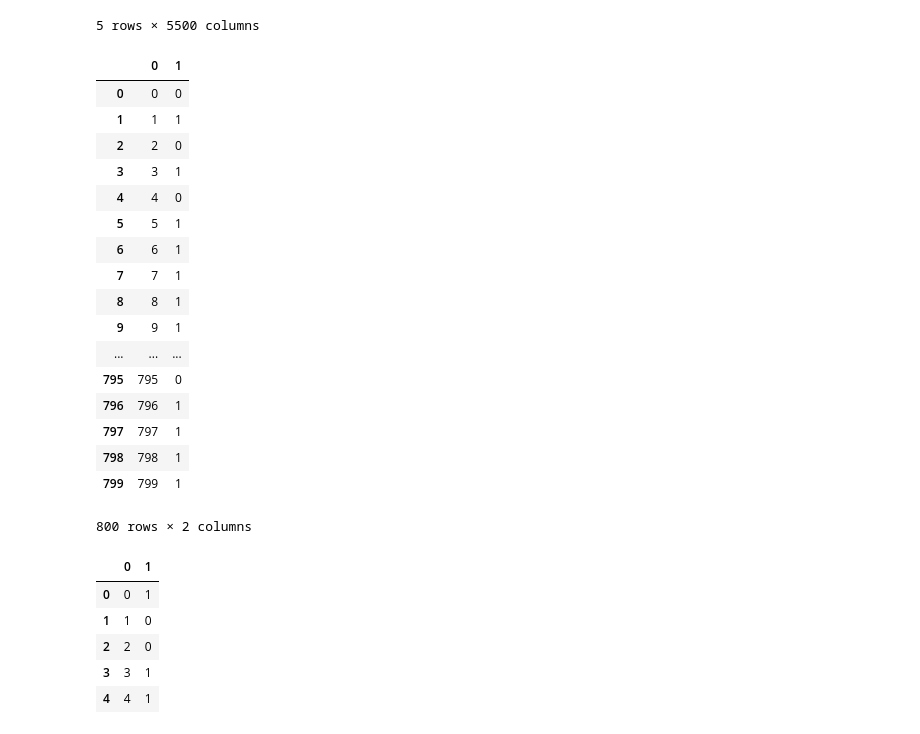
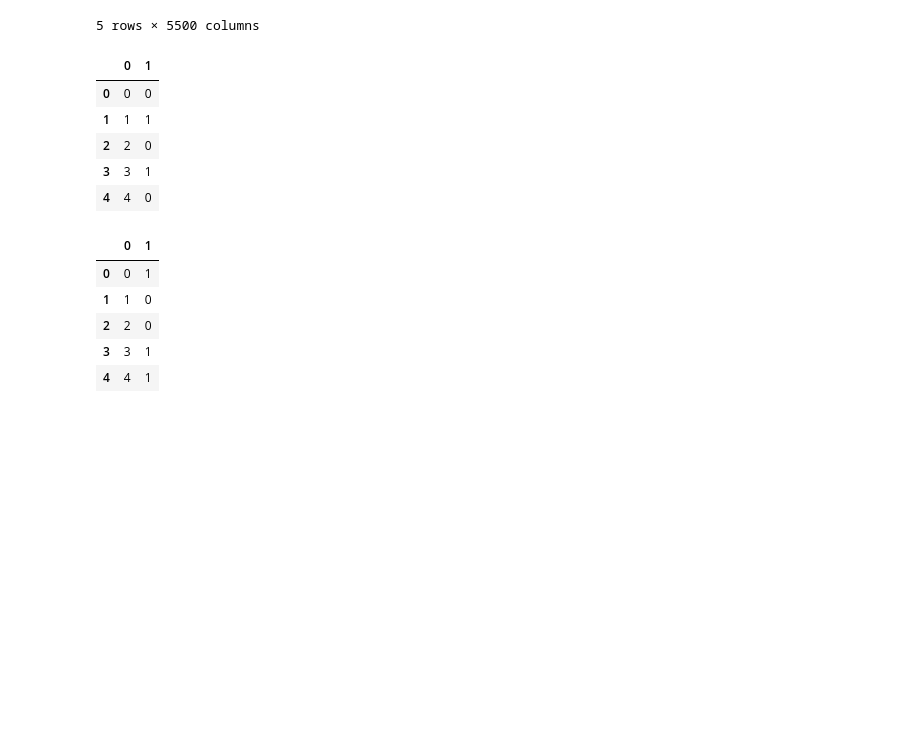
Before and after one commit to MickeyGeorge/dsc478, a Jupyter notebook: Assignment2/MichaelJanke_Assignment2.ipynb, the cells around one changed output. Saved outputs shown, nothing was run; the diff lists cells and outputs as text; code cells hidden in the pictures; blank space fills up the shorter version.

```diff
--- a/Assignment2/MichaelJanke_Assignment2.ipynb
+++ b/Assignment2/MichaelJanke_Assignment2.ipynb
@@ -40,25 +40,13 @@ testMatrixModified.head(5)
 # %%
 ## Read train and test classes
 trainClasses = pd.read_table('trainClasses.txt', sep='\t', header=None)
-trainClasses
+trainClasses.head(5)
 # %% [output]
 |  | 0 | 1 |
 | 0 | 0 | 0 |
 | 1 | 1 | 1 |
 | 2 | 2 | 0 |
 | 3 | 3 | 1 |
 | 4 | 4 | 0 |
-| 5 | 5 | 1 |
-| 6 | 6 | 1 |
-| 7 | 7 | 1 |
-| 8 | 8 | 1 |
-| 9 | 9 | 1 |
-| ... | ... | ... |
-| 795 | 795 | 0 |
-| 796 | 796 | 1 |
-| 797 | 797 | 1 |
-| 798 | 798 | 1 |
-| 799 | 799 | 1 |
-800 rows × 2 columns
 # %%
 testClasses = pd.read_table('testClasses.txt', sep='\t', header=None)
```
Also changed, not shown: parts of 7 cells of this notebook.
